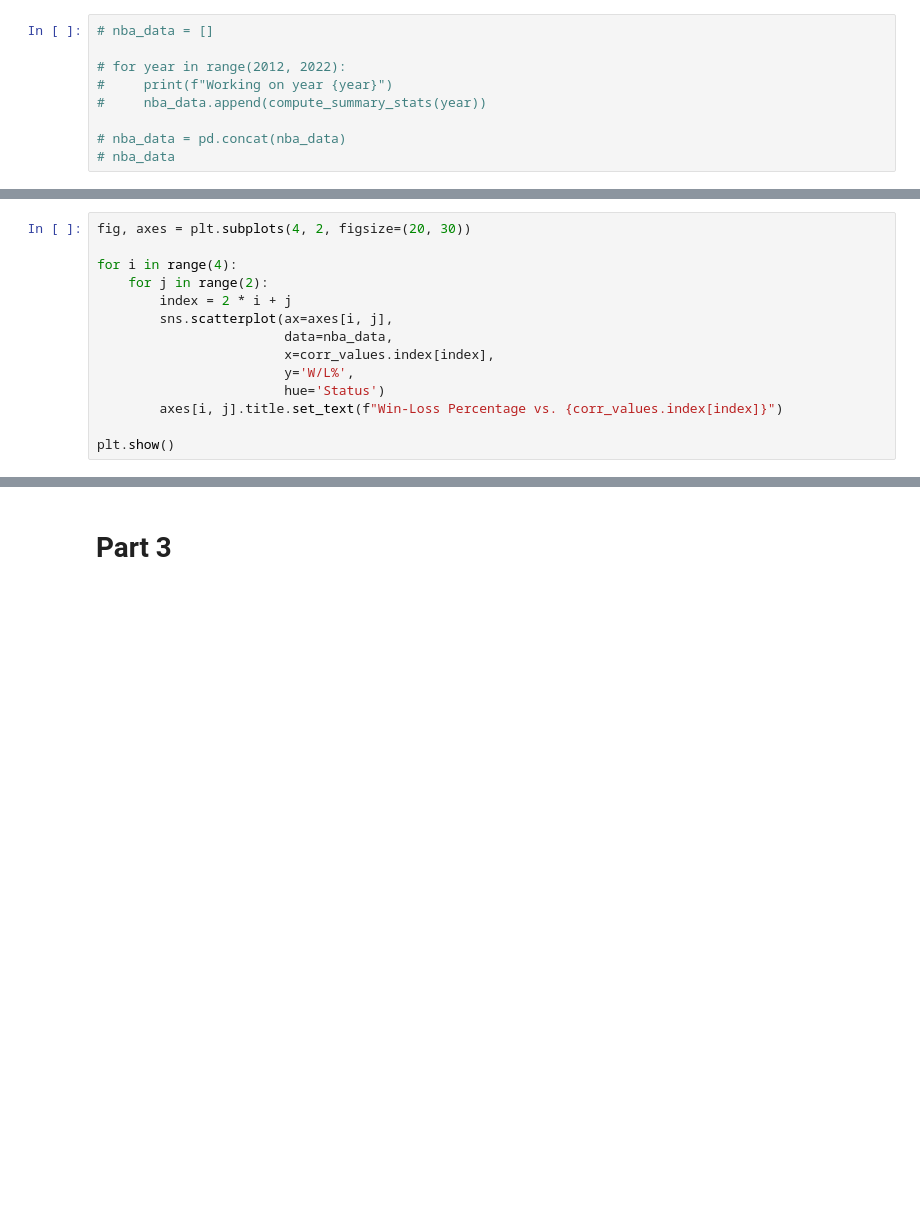
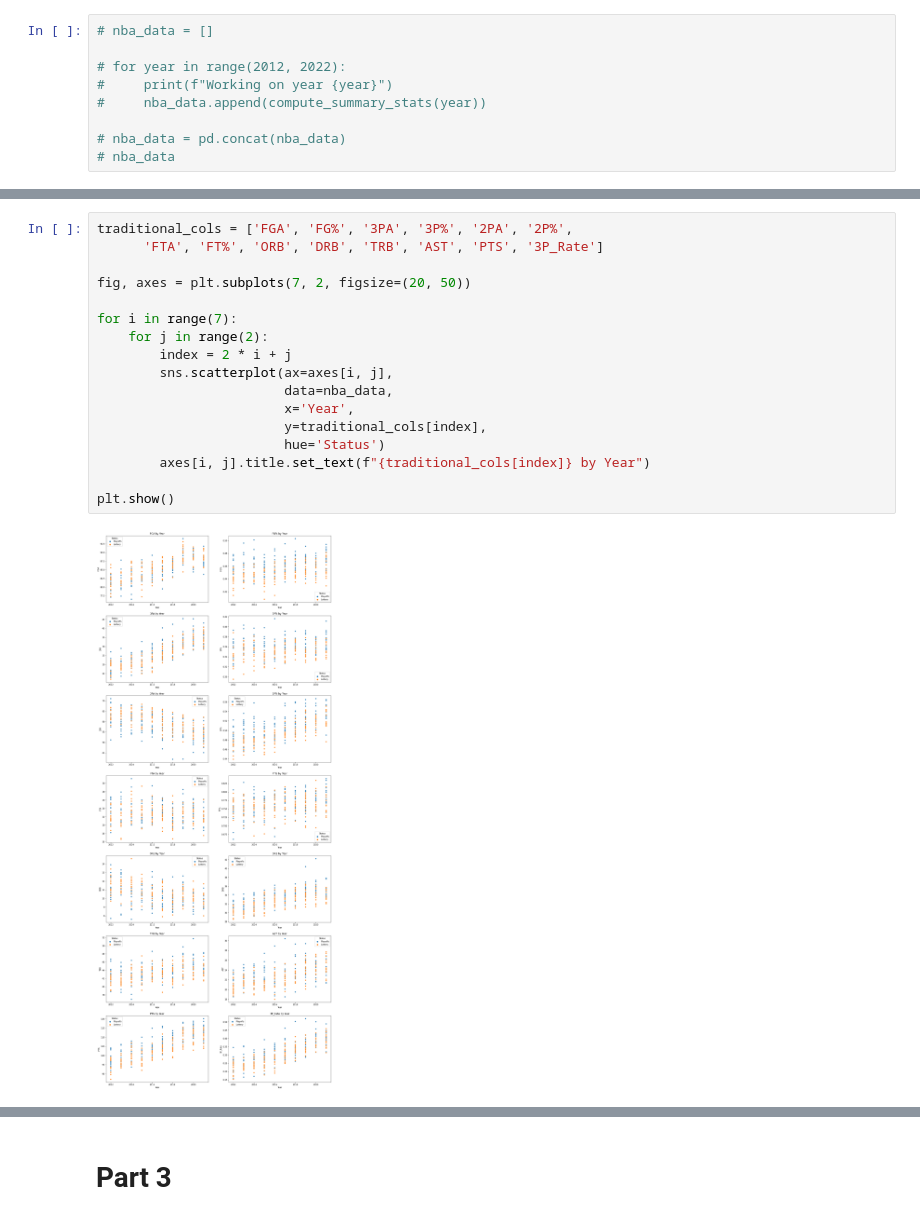
Before and after one commit to cs2027/stat-303-1-project, a Jupyter notebook: final-project.ipynb, the cells around one changed output, grey strips where cells are left out. Drawn from its saved outputs; the diff is of its cells as text; blank space fills up the shorter version.

```diff
--- a/final-project.ipynb
+++ b/final-project.ipynb
@@ -206,14 +136,0 @@ corr_values.head(8)
-# %%
-fig, axes = plt.subplots(4, 2, figsize=(20, 30))
-
-for i in range(4):
-    for j in range(2):
-        index = 2 * i + j
-        sns.scatterplot(ax=axes[i, j],
-                        data=nba_data,
-                        x=corr_values.index[index],
-                        y='W/L%',
-                        hue='Status')
-        axes[i, j].title.set_text(f"Win-Loss Percentage vs. {corr_values.index[index]}")
-
-plt.show()
@@ -221,0 +215,19 @@ plt.show()
+# %%
+traditional_cols = ['FGA', 'FG%', '3PA', '3P%', '2PA', '2P%',
+      'FTA', 'FT%', 'ORB', 'DRB', 'TRB', 'AST', 'PTS', '3P_Rate']
+
+fig, axes = plt.subplots(7, 2, figsize=(20, 50))
+
+for i in range(7):
+    for j in range(2):
+        index = 2 * i + j
+        sns.scatterplot(ax=axes[i, j],
+                        data=nba_data,
+                        x='Year',
+                        y=traditional_cols[index],
+                        hue='Status')
+        axes[i, j].title.set_text(f"{traditional_cols[index]} by Year")
+
+plt.show()
+# %% [output]
+[figure, added]
```
Also changed, not shown: parts of 39 cells of this notebook, 1 other file.
